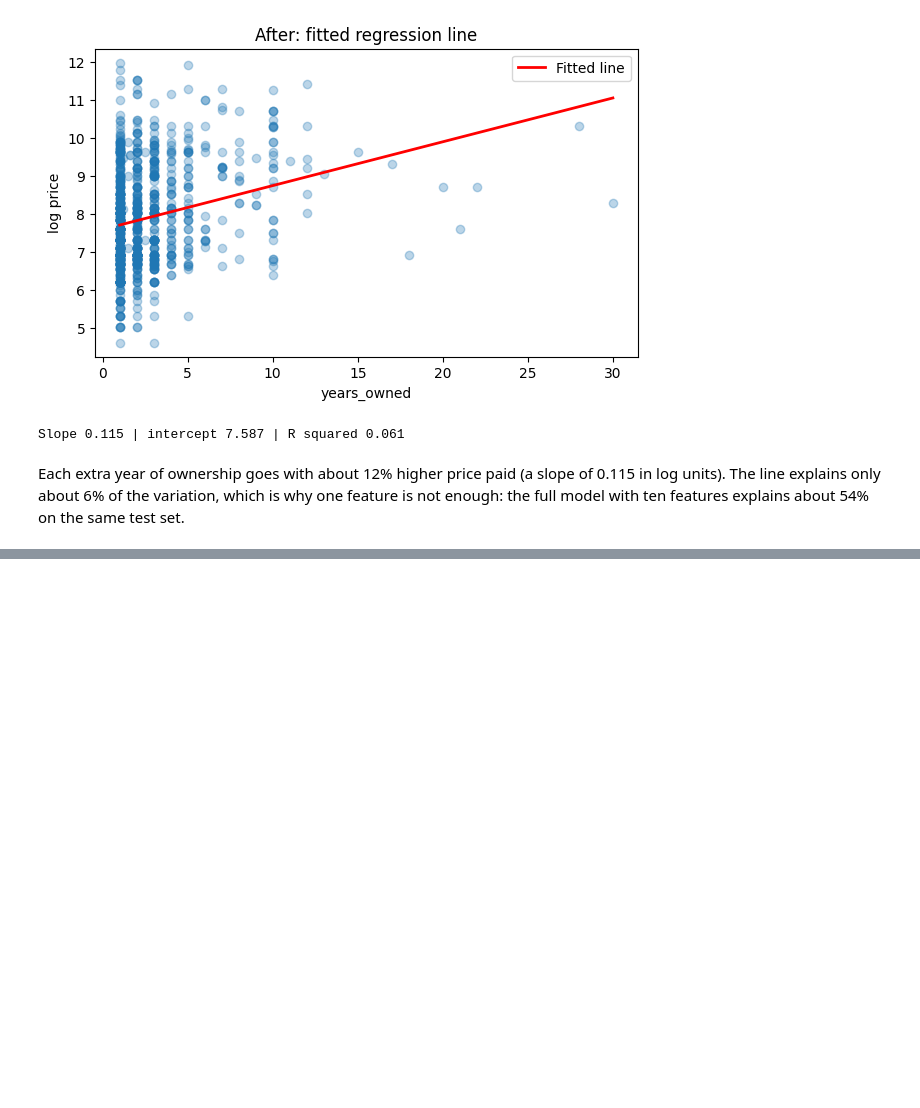
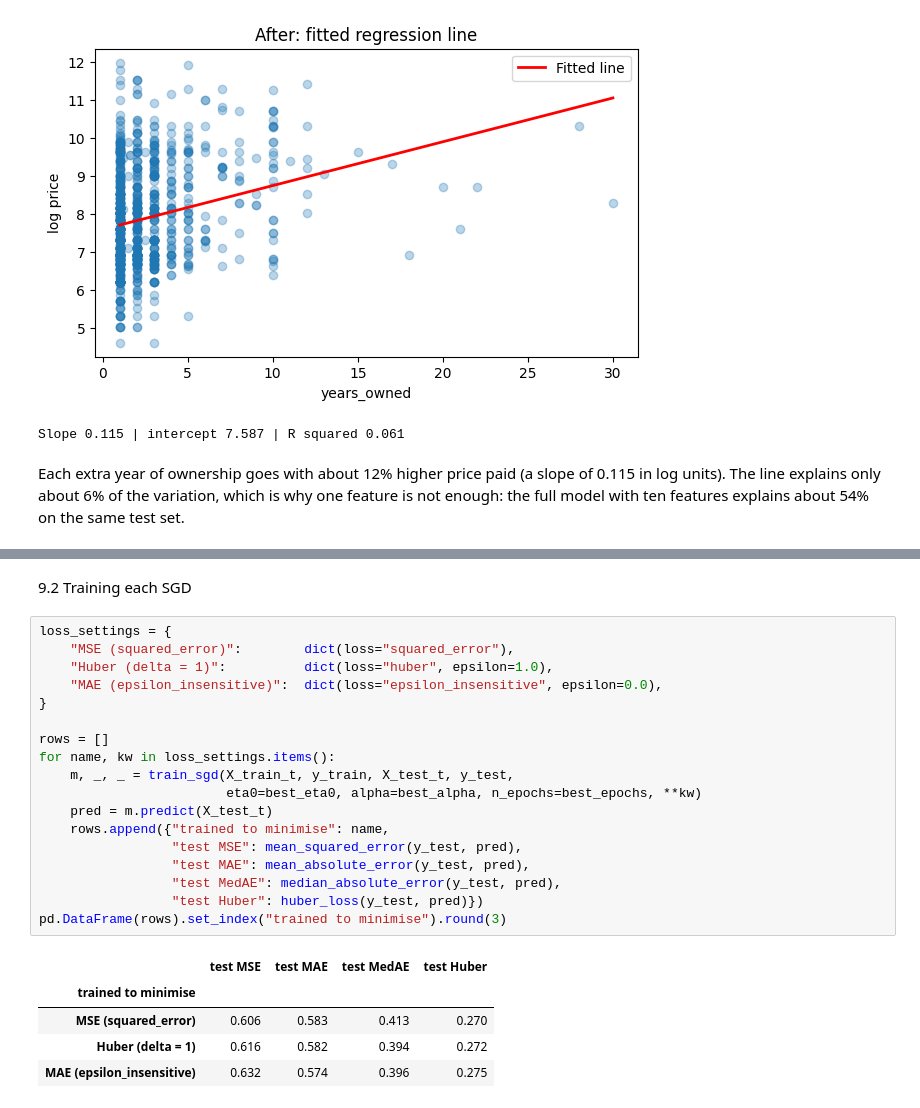
Before and after one commit to MBeckyAlek/linear_regression_model, a Jupyter notebook: summative/linear_regression/multivariate.ipynb, the cells around one changed output, grey strips where cells are left out. Saved outputs shown, nothing was run; the diff lists cells and outputs as text; blank space fills up the shorter version.

```diff
--- a/summative/linear_regression/multivariate.ipynb
+++ b/summative/linear_regression/multivariate.ipynb
@@ -723,0 +782,26 @@ Each extra year of ownership goes with about 12% higher price paid (a slope of 0
+# %% [markdown]
+9.2 Training each SGD
+# %%
+loss_settings = {
+    "MSE (squared_error)":        dict(loss="squared_error"),
+    "Huber (delta = 1)":          dict(loss="huber", epsilon=1.0),
+    "MAE (epsilon_insensitive)":  dict(loss="epsilon_insensitive", epsilon=0.0),
+}
+
+rows = []
+for name, kw in loss_settings.items():
+    m, _, _ = train_sgd(X_train_t, y_train, X_test_t, y_test,
+                        eta0=best_eta0, alpha=best_alpha, n_epochs=best_epochs, **kw)
+    pred = m.predict(X_test_t)
+    rows.append({"trained to minimise": name,
+                 "test MSE": mean_squared_error(y_test, pred),
+                 "test MAE": mean_absolute_error(y_test, pred),
+                 "test MedAE": median_absolute_error(y_test, pred),
+                 "test Huber": huber_loss(y_test, pred)})
+pd.DataFrame(rows).set_index("trained to minimise").round(3)
+# %% [output]
+|  | test MSE | test MAE | test MedAE | test Huber |
+| trained to minimise |  |  |  |  |
+| MSE (squared_error) | 0.606 | 0.583 | 0.413 | 0.270 |
+| Huber (delta = 1) | 0.616 | 0.582 | 0.394 | 0.272 |
+| MAE (epsilon_insensitive) | 0.632 | 0.574 | 0.396 | 0.275 |
```
Also changed, not shown: parts of 19 cells of this notebook.
